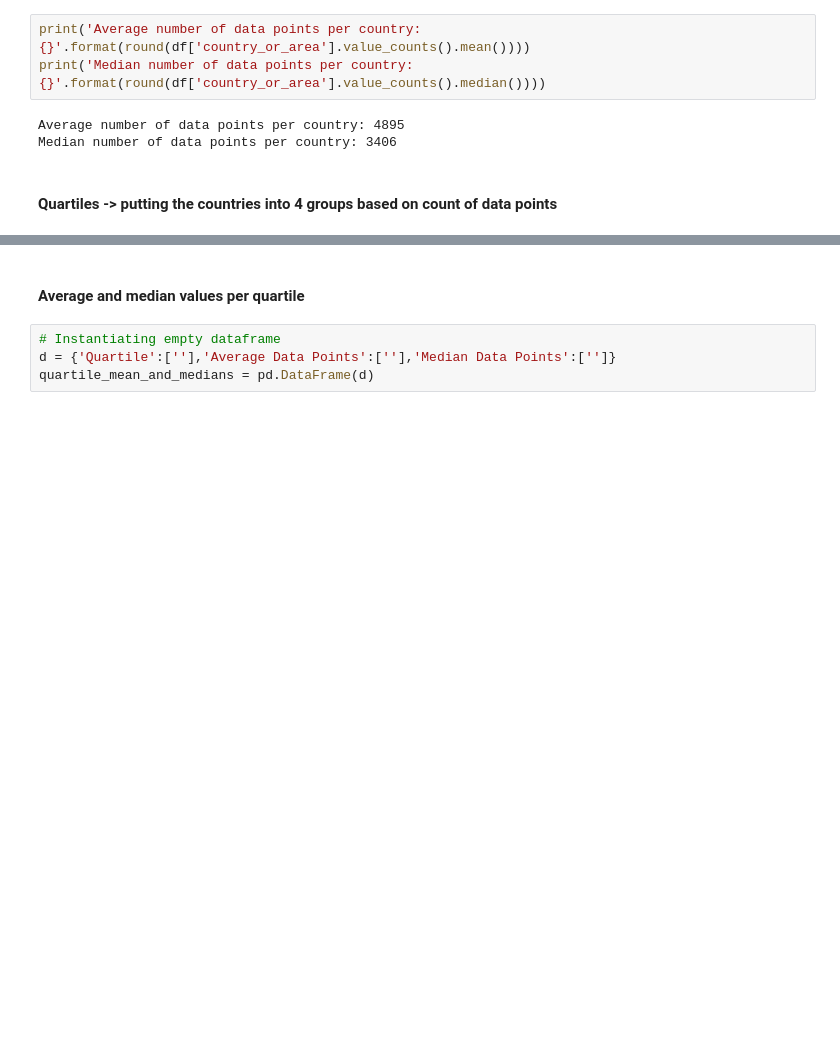
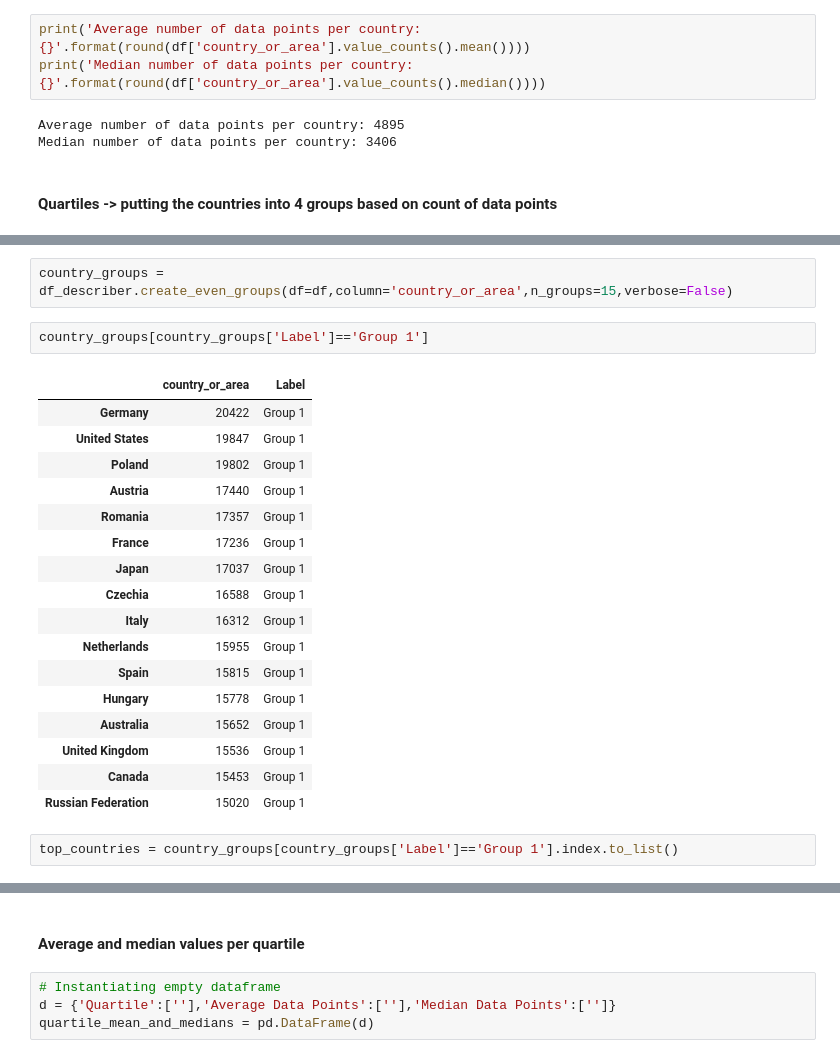
Before and after one commit to See-You-Data/UNInternationalEnergyData, a Jupyter notebook: alex_refactored_code.ipynb, the cells around one changed output, grey strips where cells are left out. Saved outputs shown, nothing was run; the diff lists cells and outputs as text; blank space fills up the shorter version.

```diff
--- a/alex_refactored_code.ipynb
+++ b/alex_refactored_code.ipynb
@@ -226,0 +88,24 @@ country_counts
+# %%
+country_groups = df_describer.create_even_groups(df=df,column='country_or_area',n_groups=15,verbose=False)
+# %%
+country_groups[country_groups['Label']=='Group 1']
+# %% [output]
+|  | country_or_area | Label |
+| Germany | 20422 | Group 1 |
+| United States | 19847 | Group 1 |
+| Poland | 19802 | Group 1 |
+| Austria | 17440 | Group 1 |
+| Romania | 17357 | Group 1 |
+| France | 17236 | Group 1 |
+| Japan | 17037 | Group 1 |
+| Czechia | 16588 | Group 1 |
+| Italy | 16312 | Group 1 |
+| Netherlands | 15955 | Group 1 |
+| Spain | 15815 | Group 1 |
+| Hungary | 15778 | Group 1 |
+| Australia | 15652 | Group 1 |
+| United Kingdom | 15536 | Group 1 |
+| Canada | 15453 | Group 1 |
+| Russian Federation | 15020 | Group 1 |
+# %%
+top_countries = country_groups[country_groups['Label']=='Group 1'].index.to_list()
```
Also changed, not shown: parts of 16 cells of this notebook, 1 other file.
